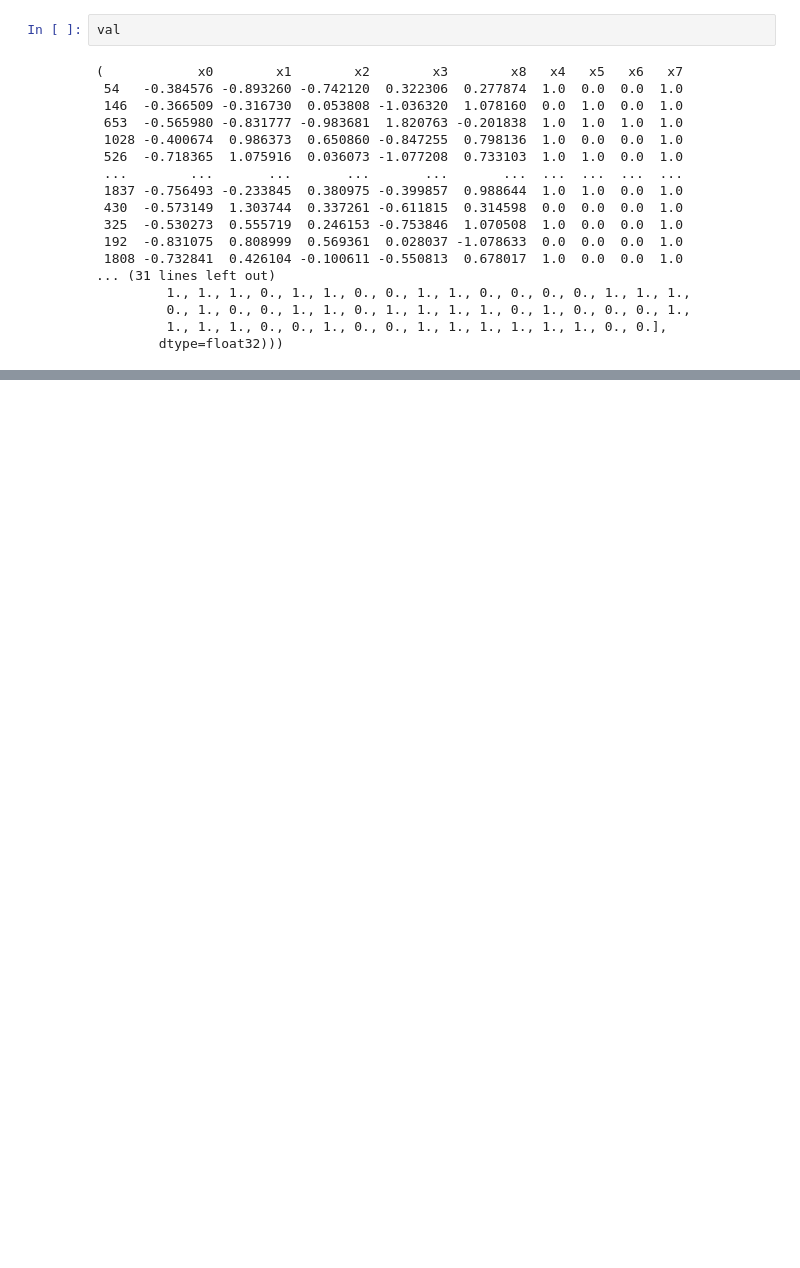
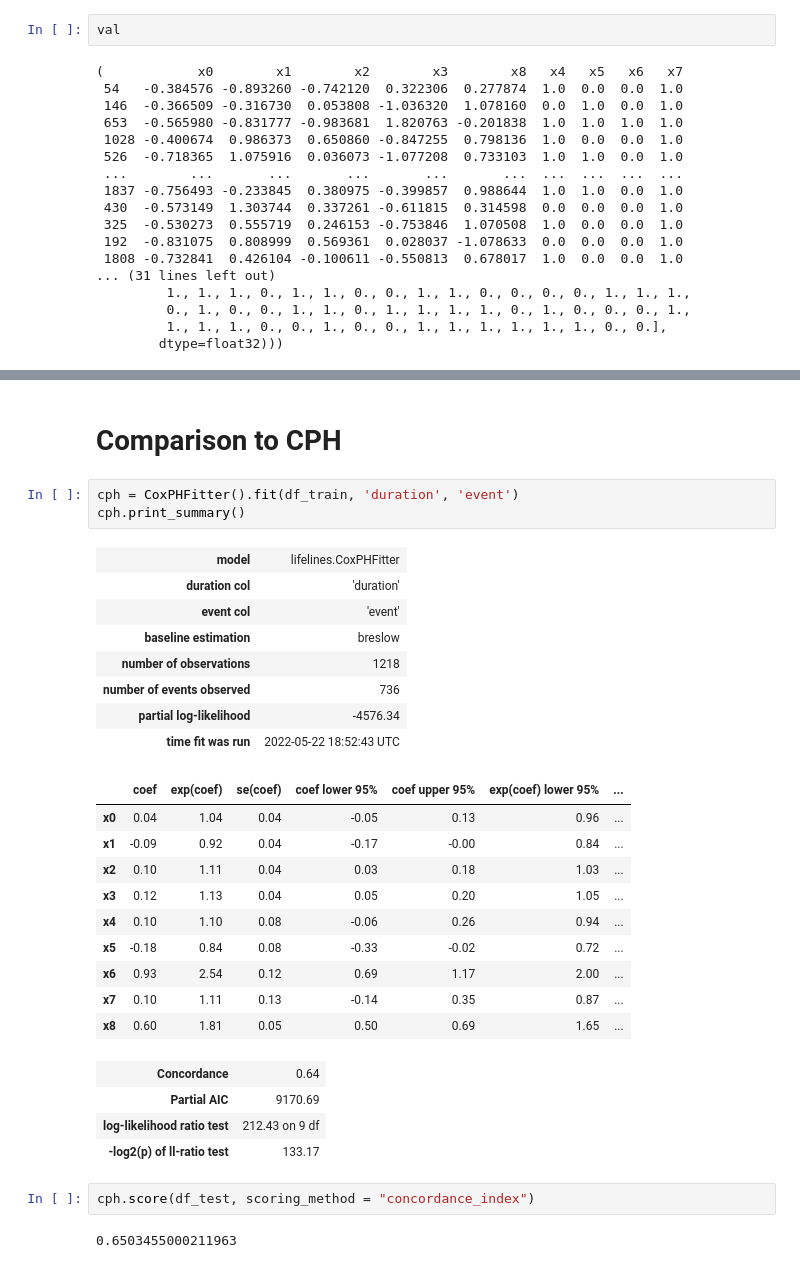
Before and after one commit to tom-farmer/survival-analysis, a Jupyter notebook: notebooks/survival_deeplearning.ipynb, the cells around one changed output, grey strips where cells are left out. Cells and saved outputs as stored; diff of their text form; blank space fills up the shorter version.

Commit message:
added comparison to cph

```diff
--- a/notebooks/survival_deeplearning.ipynb
+++ b/notebooks/survival_deeplearning.ipynb
@@ -186,0 +186,32 @@ EvalSurv?
+# %% [markdown]
+# Comparison to CPH
+# %%
+cph = CoxPHFitter().fit(df_train, 'duration', 'event')
+cph.print_summary()
+# %% [output]
+| model | lifelines.CoxPHFitter |
+| duration col | 'duration' |
+| event col | 'event' |
+| baseline estimation | breslow |
+| number of observations | 1218 |
+| number of events observed | 736 |
+| partial log-likelihood | -4576.34 |
+| time fit was run | 2022-05-22 18:52:43 UTC |
+|  | coef | exp(coef) | se(coef) | coef lower 95% | coef upper 95% | exp(coef) lower 95% | ... |
+| x0 | 0.04 | 1.04 | 0.04 | -0.05 | 0.13 | 0.96 | ... |
+| x1 | -0.09 | 0.92 | 0.04 | -0.17 | -0.00 | 0.84 | ... |
+| x2 | 0.10 | 1.11 | 0.04 | 0.03 | 0.18 | 1.03 | ... |
+| x3 | 0.12 | 1.13 | 0.04 | 0.05 | 0.20 | 1.05 | ... |
+| x4 | 0.10 | 1.10 | 0.08 | -0.06 | 0.26 | 0.94 | ... |
+| x5 | -0.18 | 0.84 | 0.08 | -0.33 | -0.02 | 0.72 | ... |
+| x6 | 0.93 | 2.54 | 0.12 | 0.69 | 1.17 | 2.00 | ... |
+| x7 | 0.10 | 1.11 | 0.13 | -0.14 | 0.35 | 0.87 | ... |
+| x8 | 0.60 | 1.81 | 0.05 | 0.50 | 0.69 | 1.65 | ... |
+| Concordance | 0.64 |
+| Partial AIC | 9170.69 |
+| log-likelihood ratio test | 212.43 on 9 df |
+| -log2(p) of ll-ratio test | 133.17 |
+# %%
+cph.score(df_test, scoring_method = "concordance_index")
+# %% [output]
+0.6503455000211963
```
Also changed, not shown: parts of 20 cells of this notebook, 1 other file.
